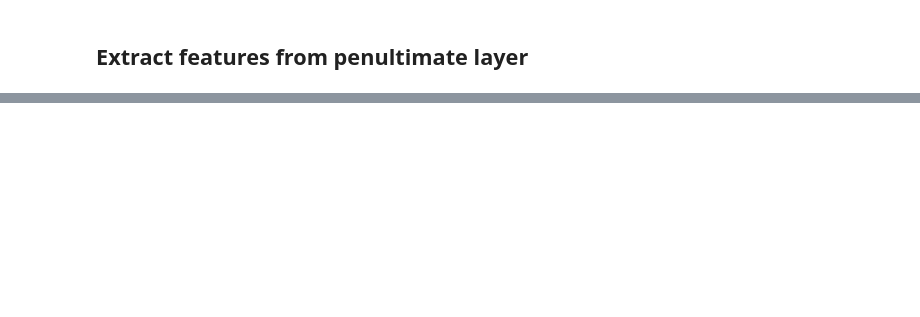
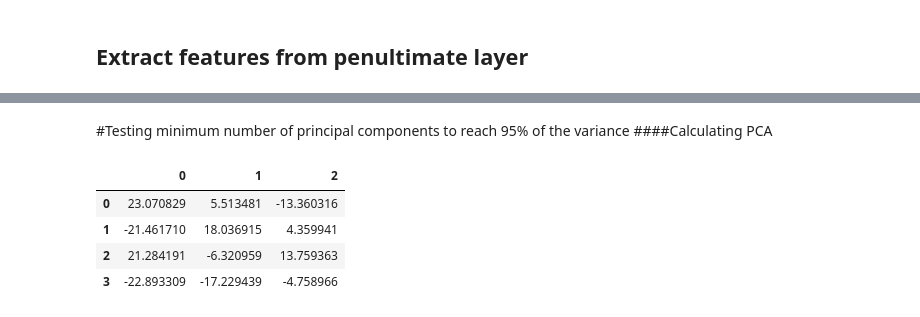
Before and after one commit to IGM-Students/twitter-emotion-visualization, a Jupyter notebook: features_extraction/feature_extractions.ipynb, the cells around one changed output, grey strips where cells are left out. Drawn from its saved outputs; the diff is of its cells as text; code cells hidden in the pictures; blank space fills up the shorter version.

```diff
--- a/features_extraction/feature_extractions.ipynb
+++ b/features_extraction/feature_extractions.ipynb
@@ -87,0 +142,16 @@ FEATS = (np.exp(FEATS)/np.exp(FEATS).sum(-1,keepdims=True))
+# %% [markdown]
+#Testing minimum number of principal components to reach 95% of the variance
+####Calculating PCA
+# %%
+# Make an instance of the Model
+pca = PCA(n_components=.95)
+
+principalComponents = pca.fit_transform(standarizedFeatures)
+
+pd.DataFrame(data = principalComponents).head()
+# %% [output]
+|  | 0 | 1 | 2 |
+| 0 | 23.070829 | 5.513481 | -13.360316 |
+| 1 | -21.461710 | 18.036915 | 4.359941 |
+| 2 | 21.284191 | -6.320959 | 13.759363 |
+| 3 | -22.893309 | -17.229439 | -4.758966 |
```
Also changed, not shown: parts of 12 cells of this notebook.
